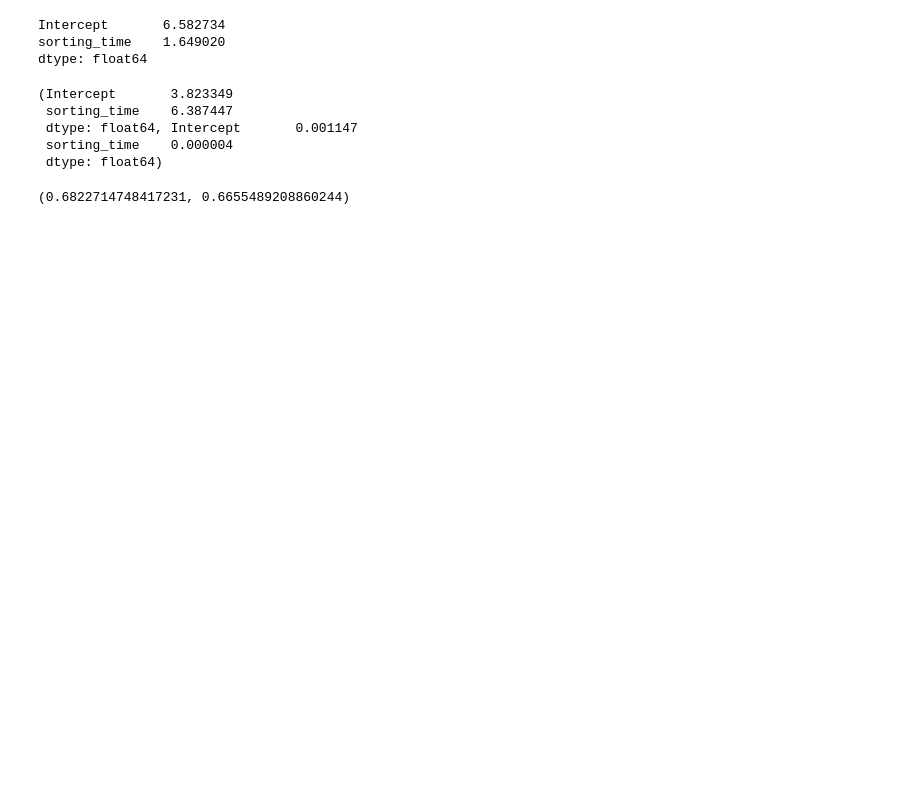
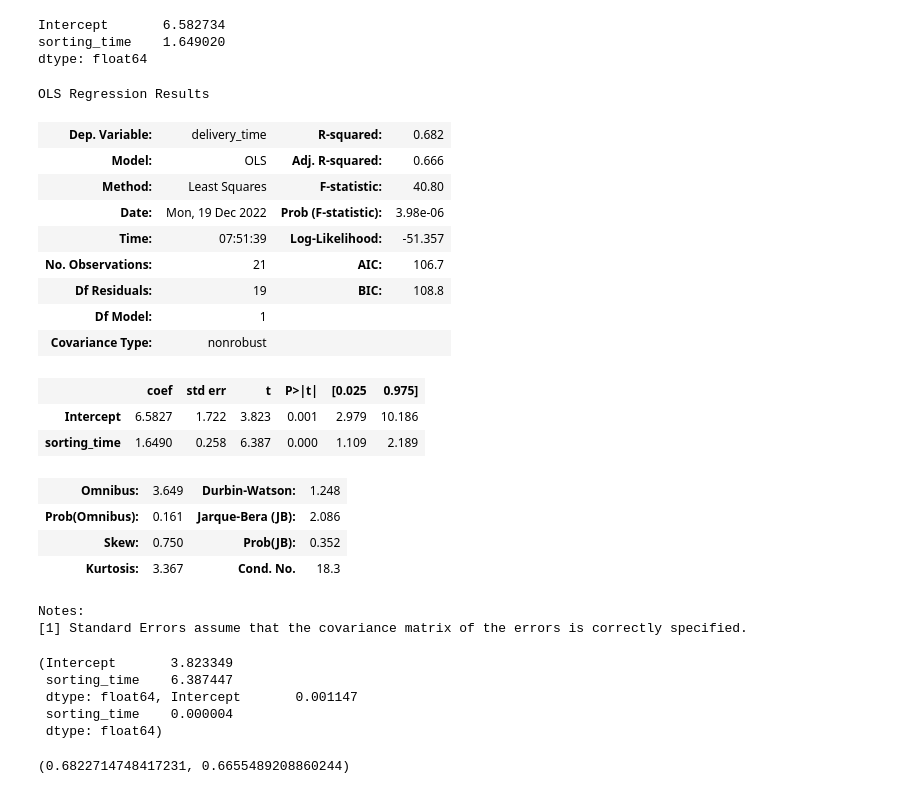
Before and after one commit to bismahashim/Assignment, a Jupyter notebook: Assignment_Simple_Linear_Regression_Q1.ipynb, the cells around one changed output. Drawn from its saved outputs; the diff is of its cells as text; code cells hidden in the pictures; blank space fills up the shorter version.

```diff
--- a/Assignment_Simple_Linear_Regression_Q1.ipynb
+++ b/Assignment_Simple_Linear_Regression_Q1.ipynb
@@ -161,6 +161,28 @@ model.params
 Intercept       6.582734
 sorting_time    1.649020
 dtype: float64
+# %%
+model.summary()
+# %% [output]
+OLS Regression Results
+| Dep. Variable: | delivery_time | R-squared: | 0.682 |
+| Model: | OLS | Adj. R-squared: | 0.666 |
+| Method: | Least Squares | F-statistic: | 40.80 |
+| Date: | Mon, 19 Dec 2022 | Prob (F-statistic): | 3.98e-06 |
+| Time: | 07:51:39 | Log-Likelihood: | -51.357 |
+| No. Observations: | 21 | AIC: | 106.7 |
+| Df Residuals: | 19 | BIC: | 108.8 |
+| Df Model: | 1 |  |  |
+| Covariance Type: | nonrobust |  |  |
+|  | coef | std err | t | P>|t| | [0.025 | 0.975] |
+| Intercept | 6.5827 | 1.722 | 3.823 | 0.001 | 2.979 | 10.186 |
+| sorting_time | 1.6490 | 0.258 | 6.387 | 0.000 | 1.109 | 2.189 |
+| Omnibus: | 3.649 | Durbin-Watson: | 1.248 |
+| Prob(Omnibus): | 0.161 | Jarque-Bera (JB): | 2.086 |
+| Skew: | 0.750 | Prob(JB): | 0.352 |
+| Kurtosis: | 3.367 | Cond. No. | 18.3 |
+Notes:
+[1] Standard Errors assume that the covariance matrix of the errors is correctly specified.
 # %%
 model.tvalues , model.pvalues
 # %% [output]
```
Also changed, not shown: parts of 40 cells of this notebook.
